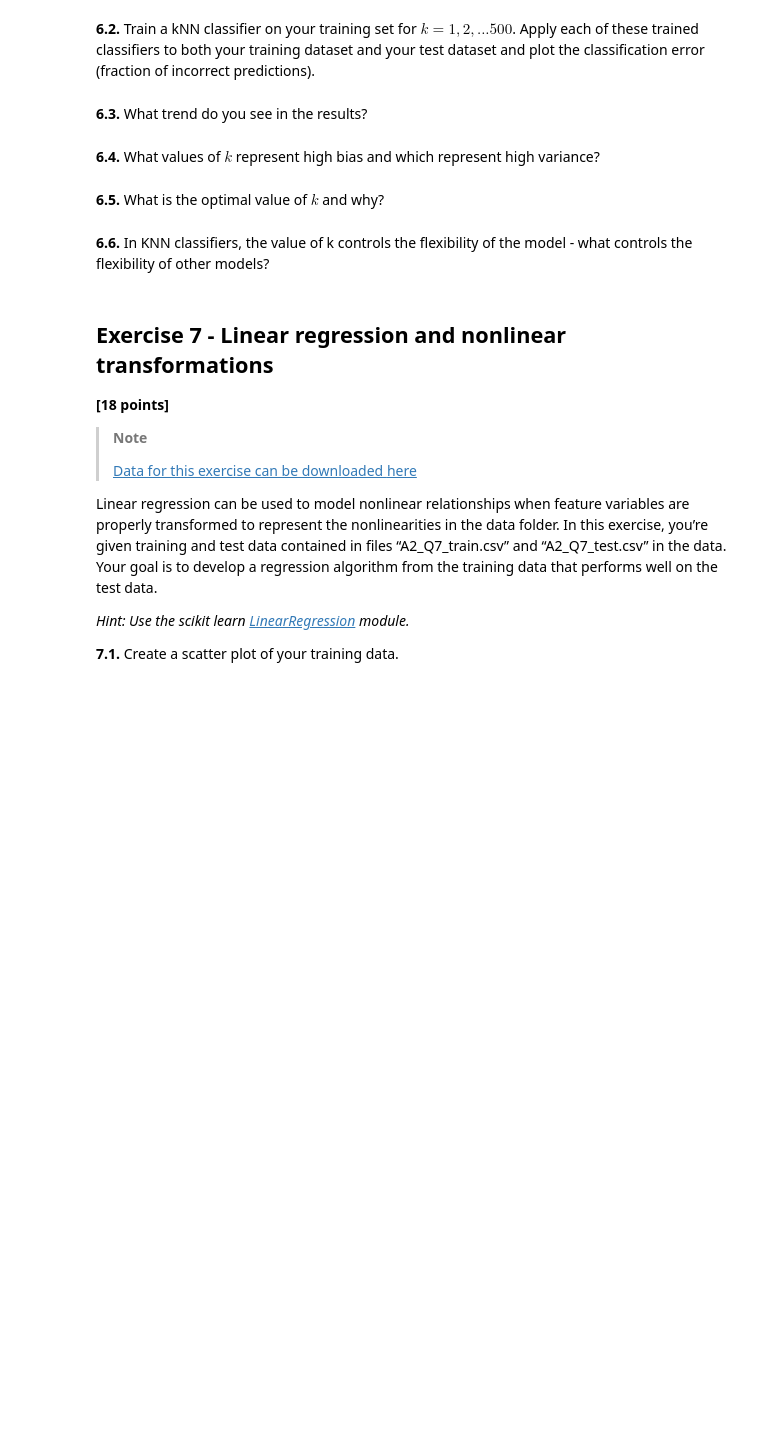
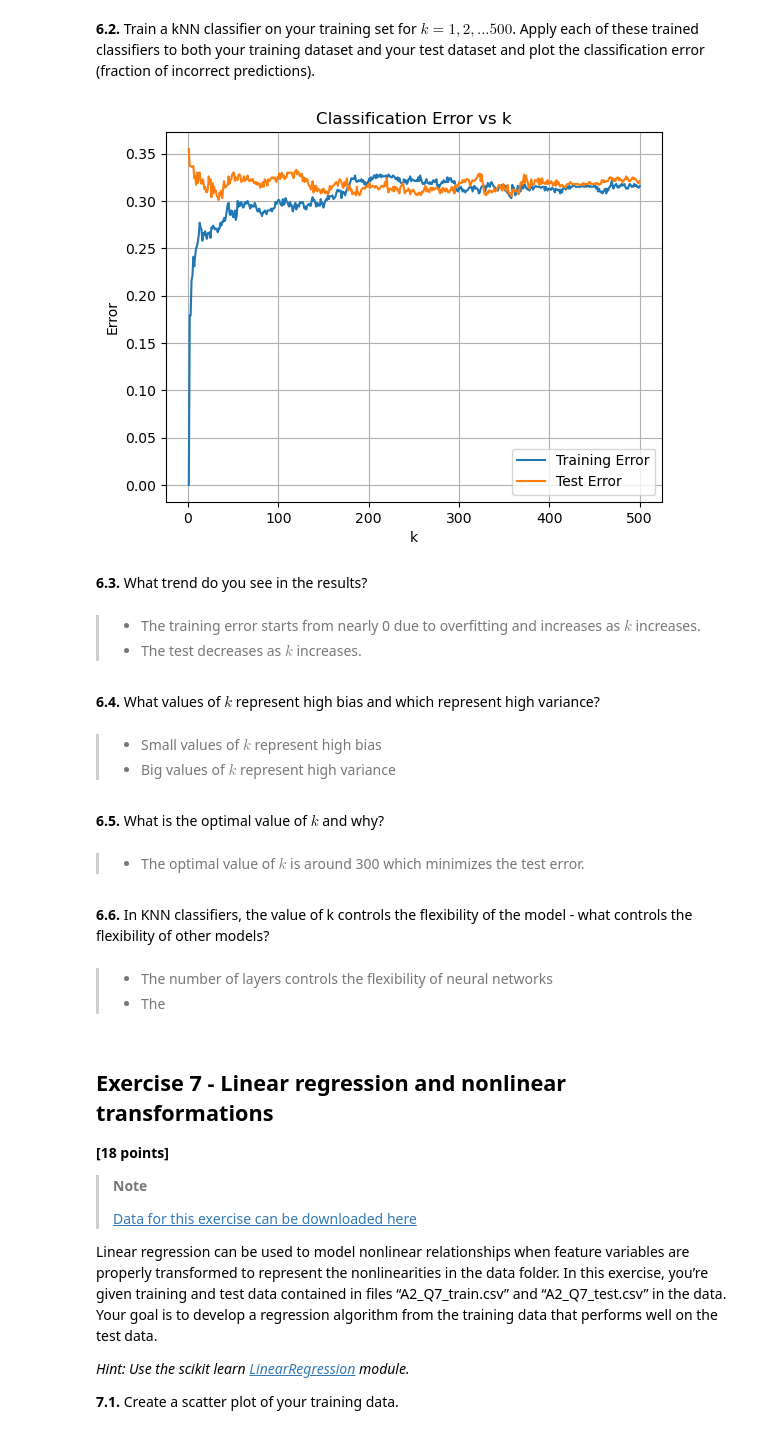
Before and after one commit to cathylyirang/IDS_705_ML, a Jupyter notebook: Assignment_2/assignment2.ipynb, the cells around one changed output. Saved outputs shown, nothing was run; the diff lists cells and outputs as text; code cells hidden in the pictures; blank space fills up the shorter version.

```diff
--- a/Assignment_2/assignment2.ipynb
+++ b/Assignment_2/assignment2.ipynb
@@ -497,21 +497,65 @@ Here, the value of $k$ determines how flexible our model is.
 (using the `make_moons` function setting the `noise` parameter to 0.35),
 create a new set of 1000 random samples, and call this dataset your test
 set and the previously created dataset your training set.
+# %%
+# create the test set of 1000 random samples
+X_sample, y_sample = make_moons(n_samples=1000, noise=0.35, random_state=123)
+X_test = X_sample[:, 0].reshape(-1, 1)
+y_test = y_sample
+
+# rename the previous set as training set
+X_train = X_all[:, 0].reshape(-1, 1)
+y_train = y_all
 # %% [markdown]
 **6.2.** Train a kNN classifier on your training set for
 $k = 1,2,...500$. Apply each of these trained classifiers to both your
 training dataset and your test dataset and plot the classification error
 (fraction of incorrect predictions).
+# %%
+train_err = []
+test_err = []
+for k in range(1, 501):
+    knn = KNeighborsClassifier(n_neighbors=k)
+    knn.fit(X_train, y_train)
+
+    yhat_train = knn.predict(X_train)
+    yhat_test  = knn.predict(X_test)
+
+    train_err.append(1.0 - accuracy(y_train, yhat_train))
+    test_err.append(1.0 - accuracy(y_test, yhat_test))
+
+k_value = range(1,501)
+plt.plot(k_value, train_err, label="Training Error")
+plt.plot(k_value, test_err, label="Test Error")
+plt.title('Classification Error vs k')
+plt.xlabel('k')
+plt.ylabel('Error')
+plt.legend()
+plt.grid()
+plt.show()
+# %% [output]
+[figure, added]
 # %% [markdown]
 **6.3.** What trend do you see in the results?
+# %% [markdown]
+>- The training error starts from nearly 0 due to overfitting and increases as $k$ increases.
+>- The test decreases as $k$ increases.
 # %% [markdown]
 **6.4.** What values of $k$ represent high bias and which represent high
 variance?
+# %% [markdown]
+>- Small values of $k$ represent high bias
+>- Big values of $k$ represent high variance
 # %% [markdown]
 **6.5.** What is the optimal value of $k$ and why?
+# %% [markdown]
+>- The optimal value of $k$ is around 300 which minimizes the test error.
 # %% [markdown]
 **6.6.** In KNN classifiers, the value of k controls the flexibility of
 the model - what controls the flexibility of other models?
+# %% [markdown]
+>- The number of layers controls the flexibility of neural networks
+>- The
 # %% [markdown]
 ## Exercise 7 - Linear regression and nonlinear transformations
 
```
Also changed, not shown: parts of 7 cells of this notebook.
